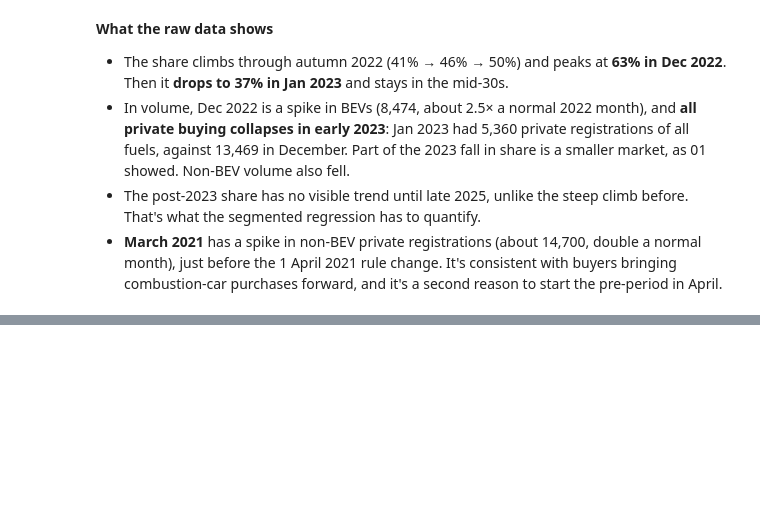
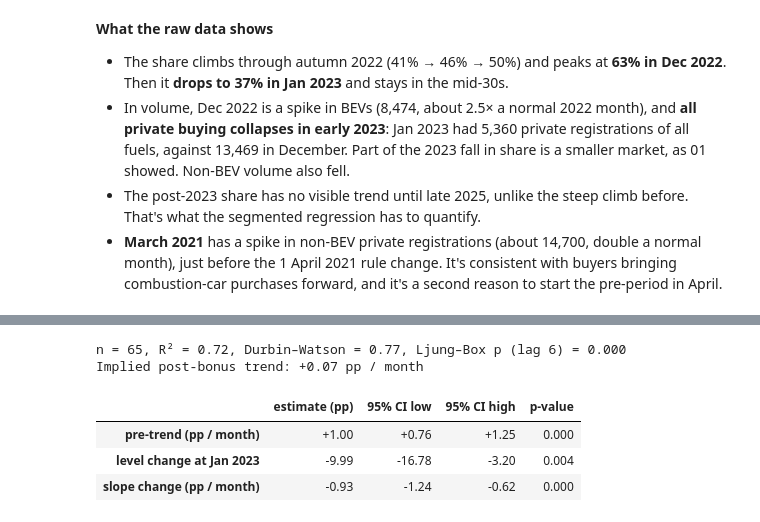
Before and after one commit to suv999/sweden-ev-adoption, a Jupyter notebook: notebooks/03_policy.ipynb, the cells around one changed output, grey strips where cells are left out. Cells and saved outputs as stored; diff of their text form; code cells hidden in the pictures; blank space fills up the shorter version.

```diff
--- a/notebooks/03_policy.ipynb
+++ b/notebooks/03_policy.ipynb
@@ -124,0 +129,38 @@ Private registrations around the boundary
+# %%
+def its_design(s, start=START, trans=TRANS):
+    d = pd.DataFrame({"y": s.loc[start:]})
+    d["t"] = np.arange(len(d))
+    d["post"] = (d.index >= T0).astype(int)
+    d["t_post"] = np.where(d.post == 1, (d.index.year - T0.year) * 12 + d.index.month - T0.month, 0)
+    X = d[["t", "post", "t_post"]].astype(float)
+    X = X.join(pd.get_dummies(d.index.month, prefix="m", drop_first=True, dtype=float).set_index(d.index))
+    for m in trans:
+        X[f"tr_{m:%Y_%m}"] = (d.index == m).astype(float)
+    return d.y, sm.add_constant(X)
+
+def fit_its(s, errors="hac", **kw):
+    y, X = its_design(s, **kw)
+    if errors == "hac":
+        return sm.OLS(y, X).fit(cov_type="HAC", cov_kwds={"maxlags": 6}), y, X
+    y, X = y.asfreq("MS"), X.asfreq("MS")
+    res = SARIMAX(y, exog=X.drop(columns="const"), order=(1, 0, 0), trend="c").fit(disp=False, maxiter=1000)
+    assert res.mle_retvals["converged"], "AR(1) model did not converge"
+    return res, y, X
+
+main, y, X = fit_its(pv.share)
+K = ["t", "post", "t_post"]
+coefs = pd.DataFrame({"estimate (pp)": main.params[K] * 100, "95% CI low": main.conf_int().loc[K, 0] * 100,
+                      "95% CI high": main.conf_int().loc[K, 1] * 100, "p-value": main.pvalues[K]},
+                     index=K).rename(index={"t": "pre-trend (pp / month)", "post": "level change at Jan 2023",
+                                            "t_post": "slope change (pp / month)"})
+print(f"n = {int(main.nobs)}, R² = {main.rsquared:.2f}, Durbin–Watson = {durbin_watson(main.resid):.2f}, "
+      f"Ljung–Box p (lag 6) = {acorr_ljungbox(main.resid, lags=[6]).lb_pvalue.iloc[0]:.3f}")
+print(f"Implied post-bonus trend: {(main.params.t + main.params.t_post) * 100:+.2f} pp / month")
+coefs.style.format("{:+.2f}", subset=coefs.columns[:3]).format("{:.3f}", subset=["p-value"])
+# %% [output]
+n = 65, R² = 0.72, Durbin–Watson = 0.77, Ljung–Box p (lag 6) = 0.000
+Implied post-bonus trend: +0.07 pp / month
+|  | estimate (pp) | 95% CI low | 95% CI high | p-value |
+| pre-trend (pp / month) | +1.00 | +0.76 | +1.25 | 0.000 |
+| level change at Jan 2023 | -9.99 | -16.78 | -3.20 | 0.004 |
+| slope change (pp / month) | -0.93 | -1.24 | -0.62 | 0.000 |
```
Also changed, not shown: parts of 4 cells of this notebook, 1 other file.
